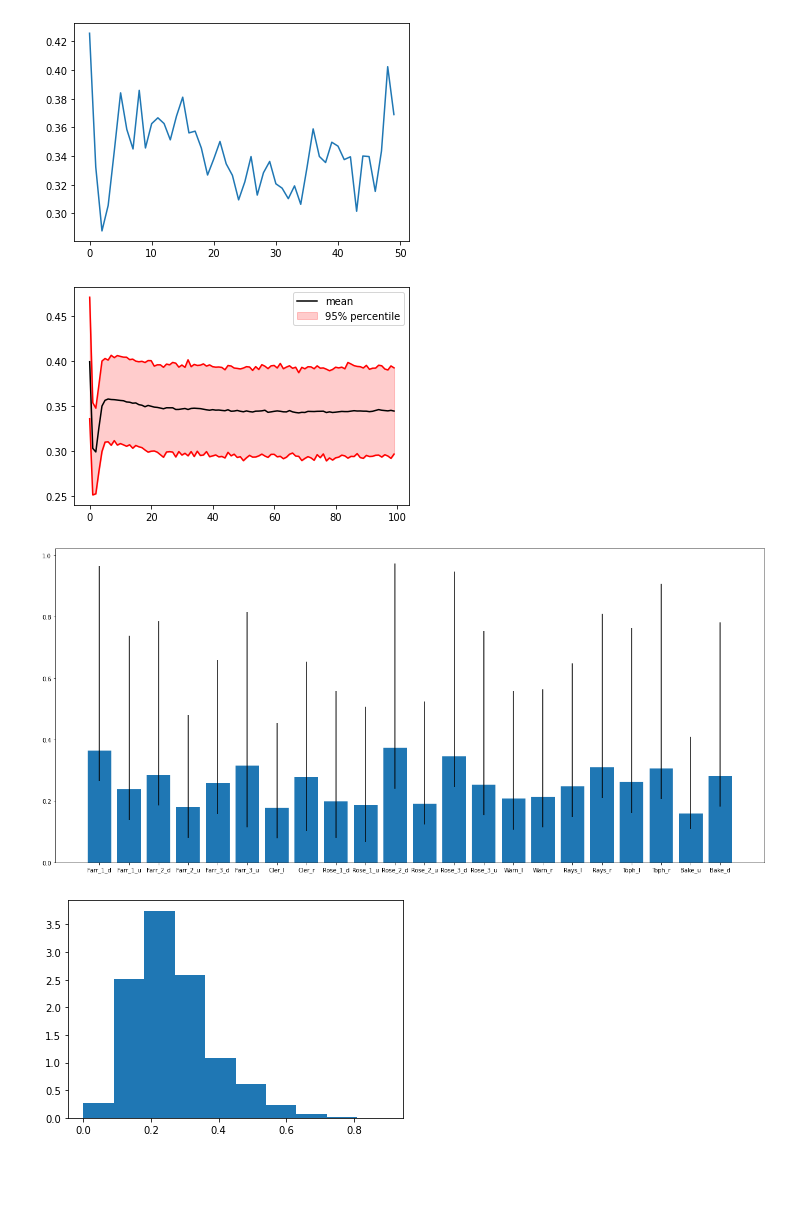
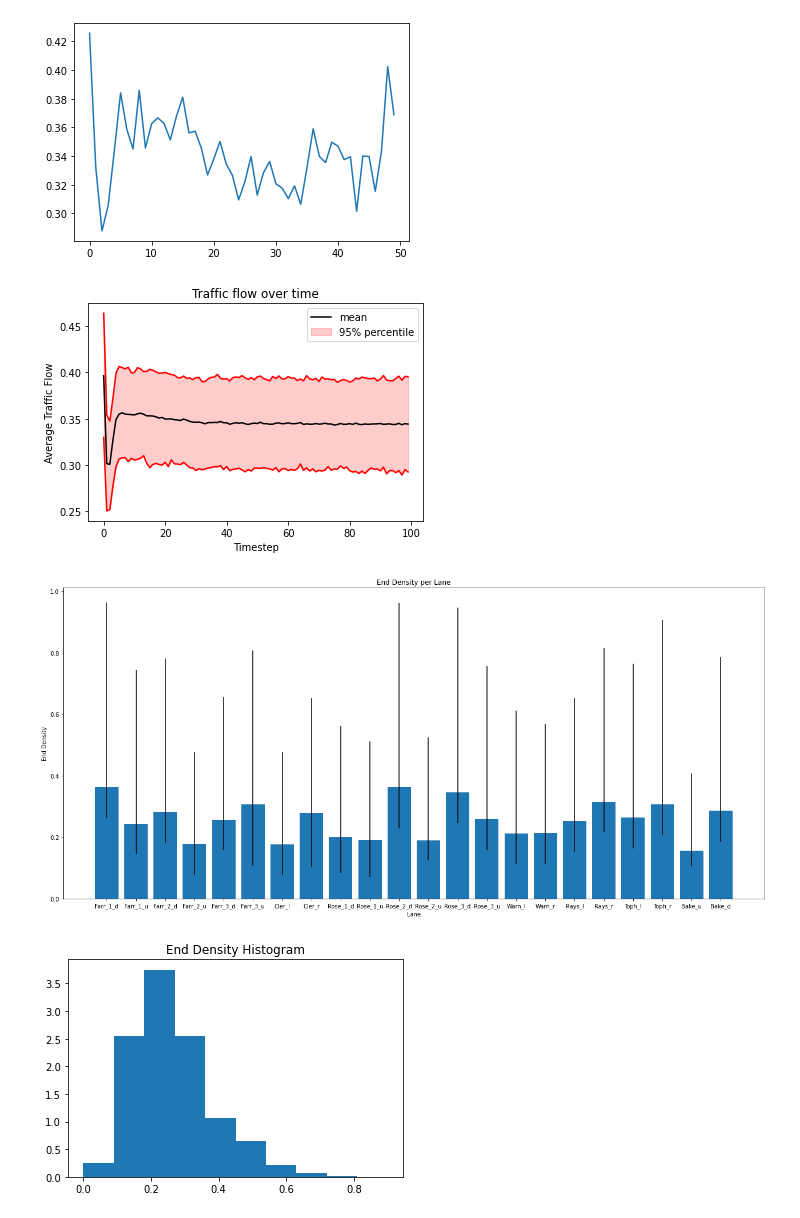
Before and after one commit to phasc/cs166, a Jupyter notebook: lba/lba.ipynb, the cells around one changed output. Drawn from its saved outputs; the diff is of its cells as text; code cells hidden in the pictures; blank space fills up the shorter version.

```diff
--- a/lba/lba.ipynb
+++ b/lba/lba.ipynb
@@ -505,18 +505,21 @@ for _ in range(1000):
 # %%
 x = range(len(av_trafics[0]))
 y = np.mean(av_trafics, axis=0)
 
 percs = np.percentile(av_trafics,[2.5,97.5], axis=0)
 
 plt.plot(x, y, c='black', label='mean')
 plt.plot(x, percs[0], c='red')
 plt.plot(x, percs[1], c='red')
 plt.fill_between(x, percs[0], percs[1], alpha=0.2, color='red', label='95% percentile')
 
+plt.title("Traffic flow over time")
+plt.ylabel("Average Traffic Flow")
+plt.xlabel("Timestep")
 plt.legend()
 plt.show()
 # %% [output]
-[figure, old version]
+[figure, new version]
 # %%
 names = list(lanes.keys())
 y = np.mean(densities, axis=0)
@@ -527,14 +530,19 @@ percs = np.percentile(densities,[5,95], axis=0)
 plt.figure(figsize=(22,10))
 
 plt.bar(x,y, yerr=np.vstack([percs[0], percs[1]]), tick_label=names,)
+
+plt.title("End Density per Lane")
+plt.ylabel("End Density")
+plt.xlabel("Lane")
 plt.show()
 # %% [output]
-[figure, old version]
+[figure, new version]
 # %%
 plt.hist(np.array(densities).flatten(), density=True)
+plt.title("End Density Histogram")
 plt.show()
 # %% [output]
-[figure, old version]
+[figure, new version]
 # %%
 #redo the nodes class to include the traffic lights
 
```
Also changed, not shown: parts of 3 cells of this notebook.
